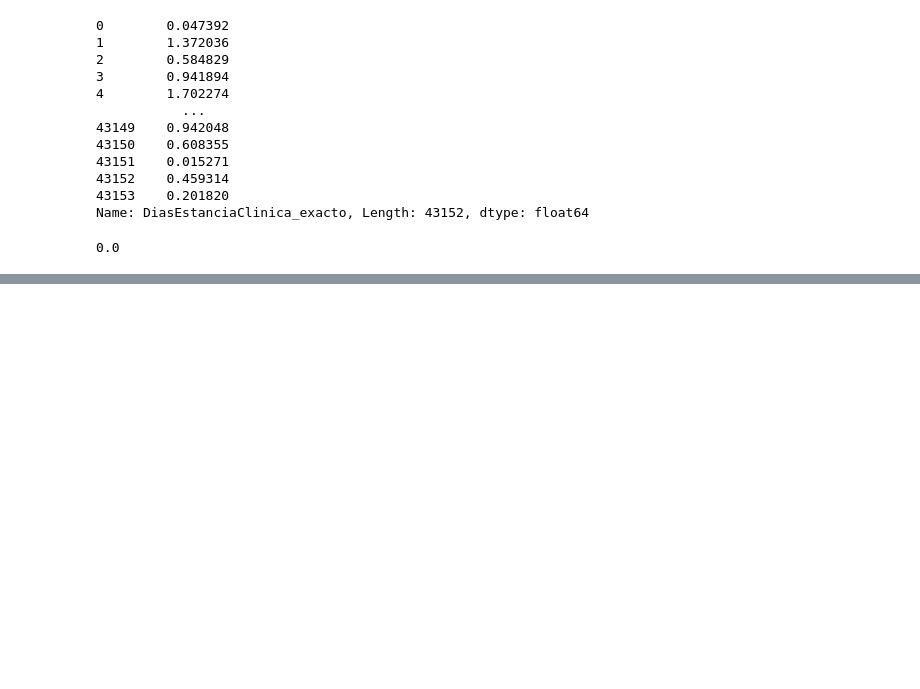
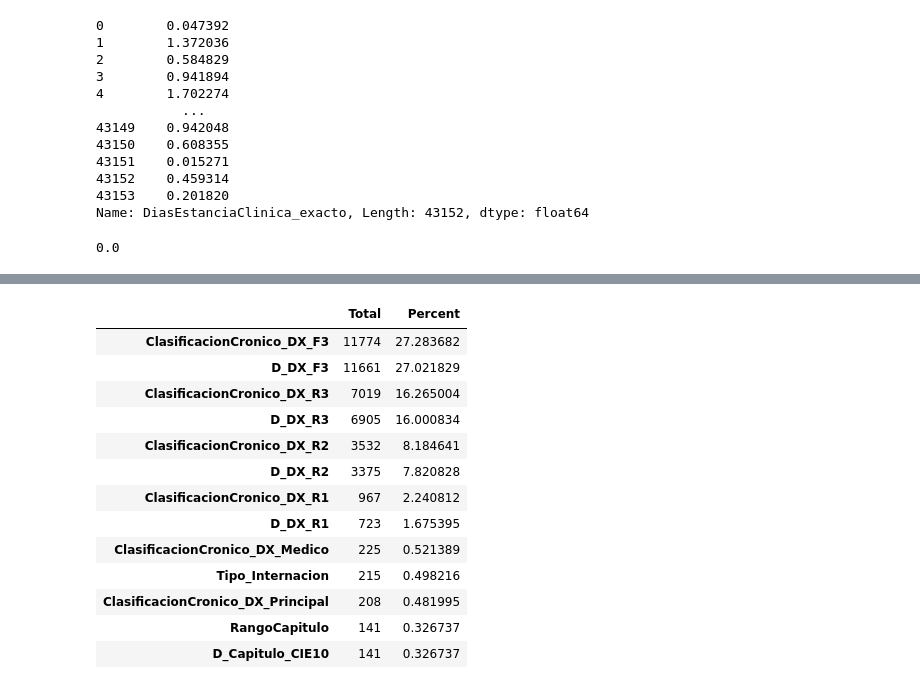
Before and after one commit to AndresBanquezBio/Hackathon, a Jupyter notebook: nosequehago.ipynb, the cells around one changed output, grey strips where cells are left out. Saved outputs shown, nothing was run; the diff lists cells and outputs as text; code cells hidden in the pictures; blank space fills up the shorter version.

```diff
--- a/nosequehago.ipynb
+++ b/nosequehago.ipynb
@@ -167,0 +154,10 @@ DatosModificados
+# %%
+DatosModificados = Datos.drop(['DiasEstanciaClinica_exacto','DiasEstanciaClinica'], axis = 1)
+DatosModificados['DiasEstanciaClinica_exactoLog'] = DatosConNaN2
+DatosModificados.replace({'Sin Informacion': np.NaN, 'Sin informacion en base de datos': np.NaN}, inplace = True)
+total           = DatosModificados.isnull().sum().sort_values(ascending=False)
+percent         = (DatosModificados.isnull().sum()/DatosModificados.isnull().count()*100).sort_values(ascending=False)
+missing  = pd.concat([total,percent],axis=1,keys=["Total","Percent"])
+lista = missing[missing["Percent"]>50].index.tolist()
+DatosModificados.drop(lista, axis= 1, inplace= True)
+print(total)
@@ -167,0 +177,20 @@ DatosModificados
+# %%
+total           = DatosModificados.isnull().sum().sort_values(ascending=False)
+percent         = (DatosModificados.isnull().sum()/DatosModificados.isnull().count()*100).sort_values(ascending=False)
+missing  = pd.concat([total,percent],axis=1,keys=["Total","Percent"])
+missing.head(13)
+# %% [output]
+|  | Total | Percent |
+| ClasificacionCronico_DX_F3 | 11774 | 27.283682 |
+| D_DX_F3 | 11661 | 27.021829 |
+| ClasificacionCronico_DX_R3 | 7019 | 16.265004 |
+| D_DX_R3 | 6905 | 16.000834 |
+| ClasificacionCronico_DX_R2 | 3532 | 8.184641 |
+| D_DX_R2 | 3375 | 7.820828 |
+| ClasificacionCronico_DX_R1 | 967 | 2.240812 |
+| D_DX_R1 | 723 | 1.675395 |
+| ClasificacionCronico_DX_Medico | 225 | 0.521389 |
+| Tipo_Internacion | 215 | 0.498216 |
+| ClasificacionCronico_DX_Principal | 208 | 0.481995 |
+| RangoCapitulo | 141 | 0.326737 |
+| D_Capitulo_CIE10 | 141 | 0.326737 |
```
Also changed, not shown: parts of 14 cells of this notebook.
